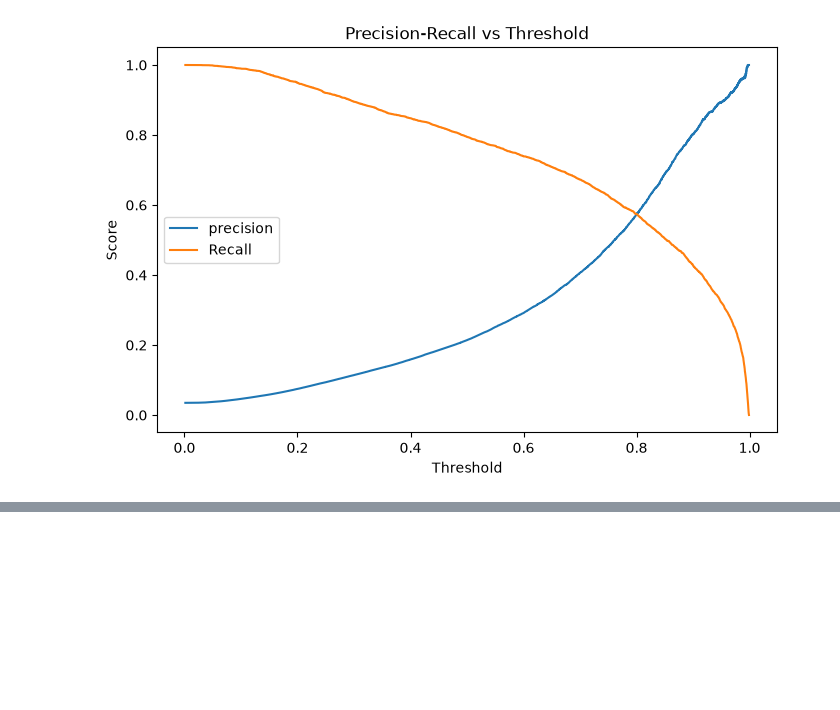
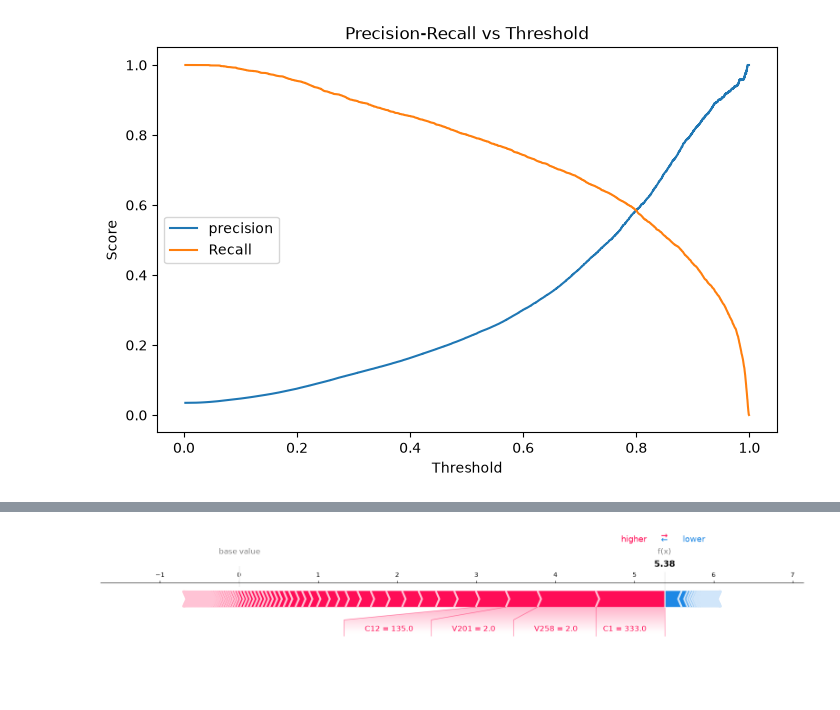
Before and after one commit to Afifarizvi/fraud-detection-system, a Jupyter notebook: notebooks/01_eda.ipynb, the cells around one changed output, grey strips where cells are left out. Cells and saved outputs as stored; diff of their text form; code cells hidden in the pictures; blank space fills up the shorter version.

```diff
--- a/notebooks/01_eda.ipynb
+++ b/notebooks/01_eda.ipynb
@@ -393,0 +412,5 @@ with mlflow.start_run(run_name="xgboost_threshold_tunned"):
+# %%
+sample_idx=fraud_indices[26]
+shap.force_plot(explainer.expected_value, shap_values[sample_idx], x_test.iloc[sample_idx], matplotlib=True )
+# %% [output]
+[figure, added]
```
Also changed, not shown: parts of 8 cells of this notebook, 2 other files.
